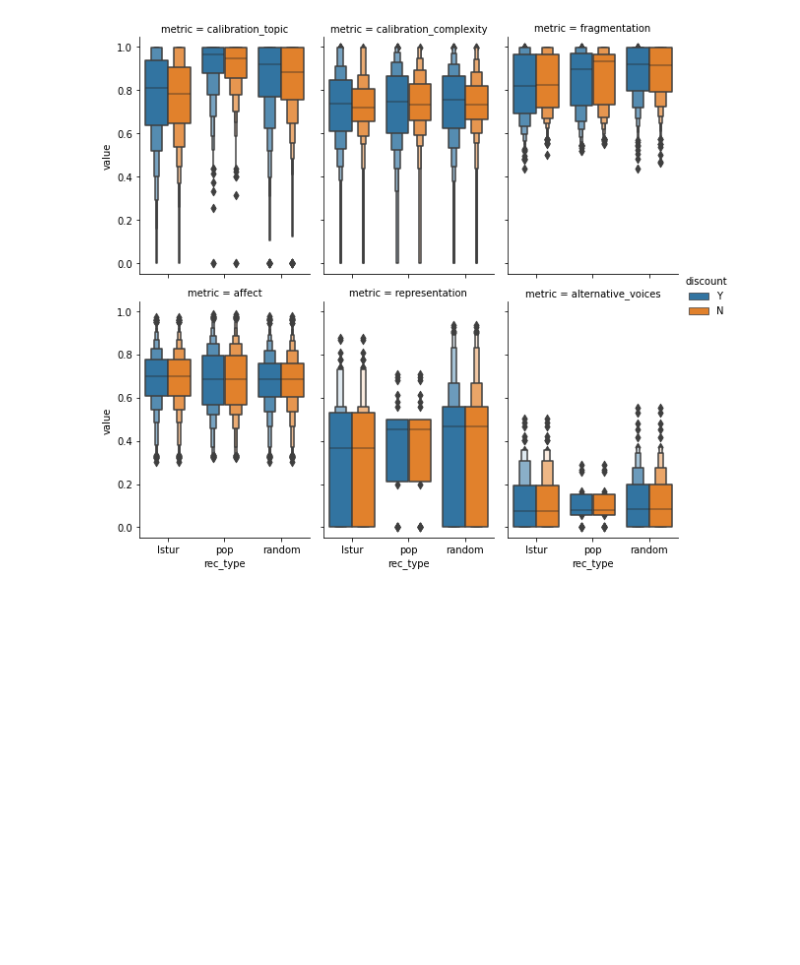
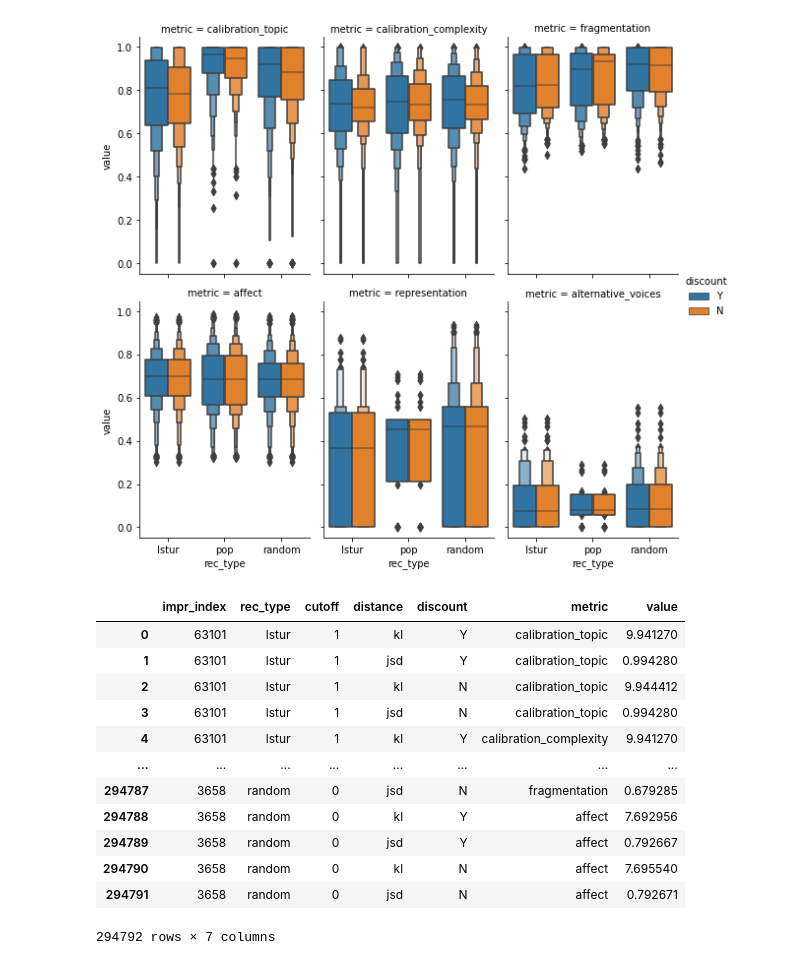
Before and after one commit to svrijenhoek/RADio, a Jupyter notebook: metrics_calculation.ipynb, the cells around one changed output. Cells and saved outputs as stored; diff of their text form; code cells hidden in the pictures; blank space fills up the shorter version.

```diff
--- a/metrics_calculation.ipynb
+++ b/metrics_calculation.ipynb
@@ -39,3 +39,19 @@ df = calculator.execute()
 0 failed
 2022-11-07 13:59:37.834734      done
 [figure]
+# %%
+df
+# %% [output]
+|  | impr_index | rec_type | cutoff | distance | discount | metric | value |
+| 0 | 63101 | lstur | 1 | kl | Y | calibration_topic | 9.941270 |
+| 1 | 63101 | lstur | 1 | jsd | Y | calibration_topic | 0.994280 |
+| 2 | 63101 | lstur | 1 | kl | N | calibration_topic | 9.944412 |
+| 3 | 63101 | lstur | 1 | jsd | N | calibration_topic | 0.994280 |
+| 4 | 63101 | lstur | 1 | kl | Y | calibration_complexity | 9.941270 |
+| ... | ... | ... | ... | ... | ... | ... | ... |
+| 294787 | 3658 | random | 0 | jsd | N | fragmentation | 0.679285 |
+| 294788 | 3658 | random | 0 | kl | Y | affect | 7.692956 |
+| 294789 | 3658 | random | 0 | jsd | Y | affect | 0.792667 |
+| 294790 | 3658 | random | 0 | kl | N | affect | 7.695540 |
+| 294791 | 3658 | random | 0 | jsd | N | affect | 0.792671 |
+294792 rows × 7 columns
```
Also changed, not shown: 1 other file.
